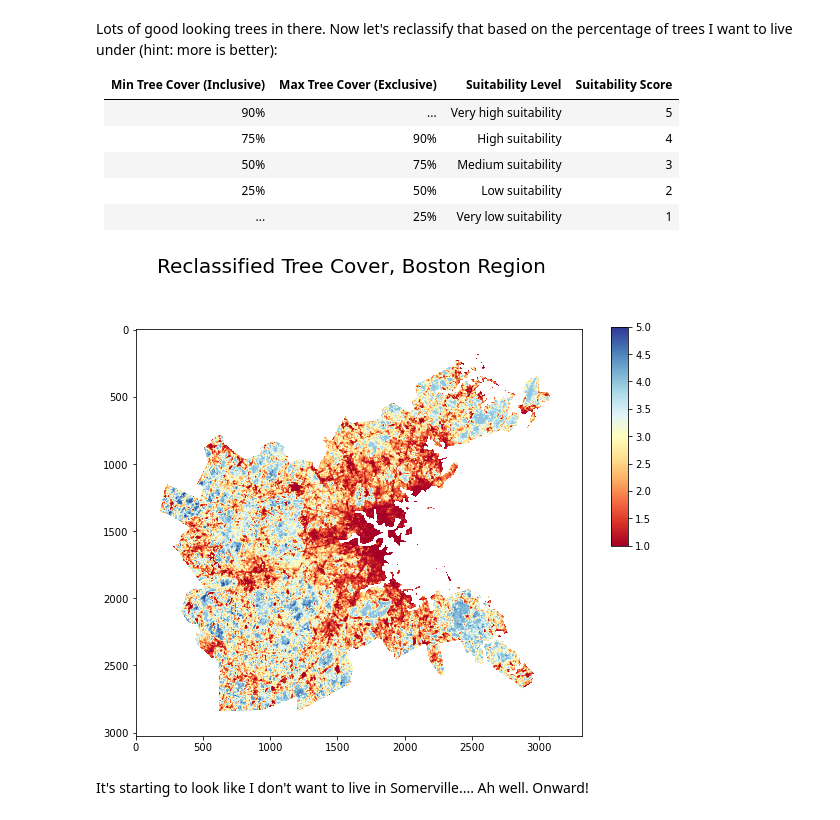
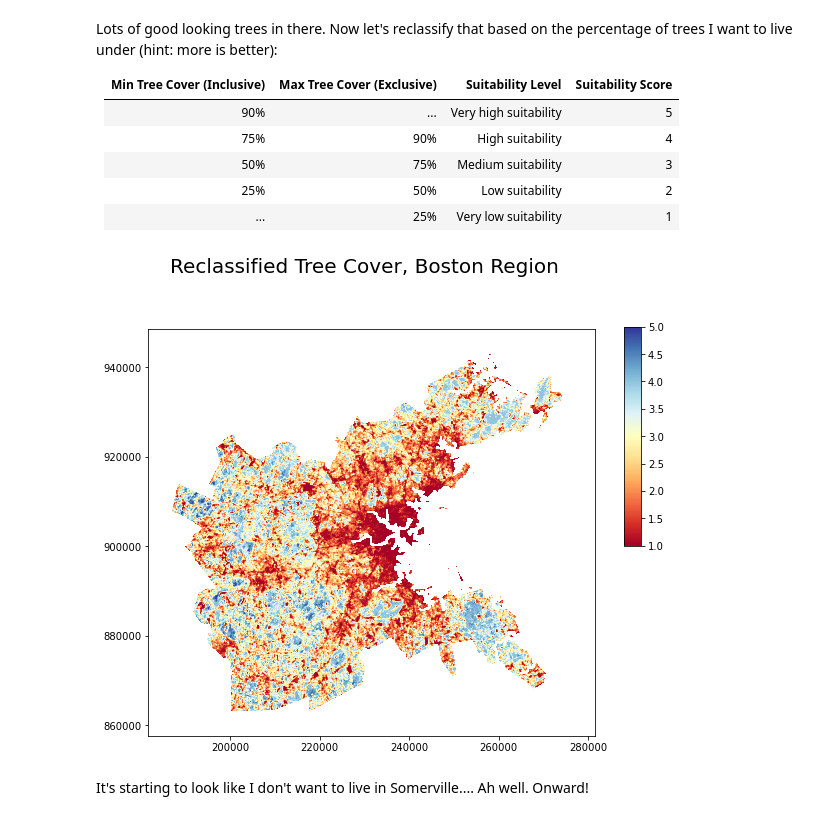
Before and after one commit to krowe42/FinalProject-LivingDecisions, a Jupyter notebook: Rowe-LivingDecisions.ipynb, the cells around one changed output. Drawn from its saved outputs; the diff is of its cells as text; code cells hidden in the pictures.

```diff
--- a/Rowe-LivingDecisions.ipynb
+++ b/Rowe-LivingDecisions.ipynb
@@ -364,13 +366,14 @@ trees_reclass[trees_zip < 25] = 1
 # %%
 # Let's see what it looks like!
 
 fig, ax = plt.subplots(figsize=(8,8))
-image = ax.imshow(trees_reclass, cmap="RdYlBu")
+image = ax.imshow(trees_reclass, cmap="RdYlBu",
+                  extent = (bounds.left, bounds.right, bounds.bottom, bounds.top))
 fig.colorbar(image, cax = fig.add_axes([.95, 0.48, 0.03, 0.38]))
 fig.suptitle("Reclassified Tree Cover, Boston Region", fontsize=20)
 plt.show()
 # %% [output]
-[figure, old version]
+[figure, new version]
 # %% [markdown]
 It's starting to look like I don't want to live in Somerville.... Ah well. Onward!
 # %% [markdown]
```
Also changed, not shown: parts of 24 cells of this notebook.
